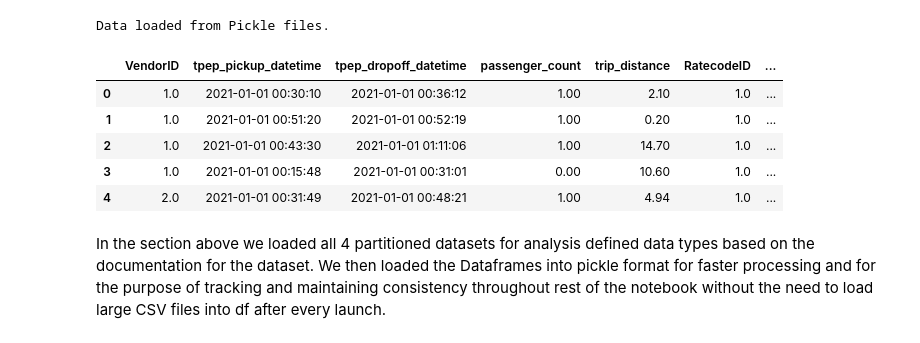
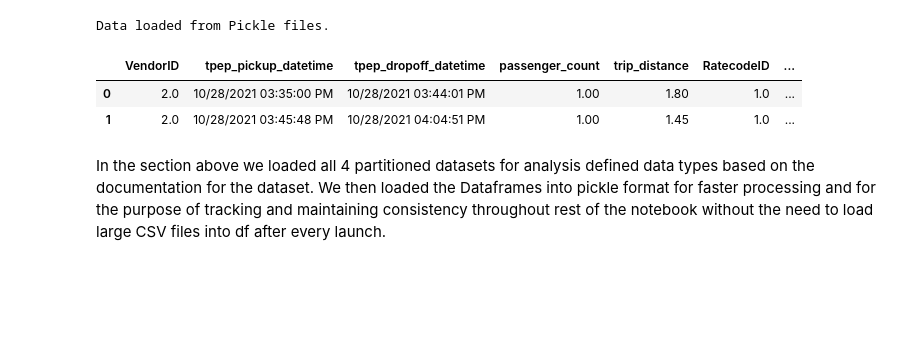
Before and after one commit to doli99/Advanced_Data_Analytics_Advanced_Programming_UNIL_MsCM_BA_Mariam_Dolidze_2024, a Jupyter notebook: Data_Preparation.ipynb, the cells around one changed output. Cells and saved outputs as stored; diff of their text form; code cells hidden in the pictures; blank space fills up the shorter version.

```diff
--- a/Data_Preparation.ipynb
+++ b/Data_Preparation.ipynb
@@ -85,13 +99,10 @@ except FileNotFoundError:
 # %% [output]
 Data loaded from Pickle files.
 # %%
-df1.head(5)
+df4.head(2)
 # %% [output]
 |  | VendorID | tpep_pickup_datetime | tpep_dropoff_datetime | passenger_count | trip_distance | RatecodeID | ... |
-| 0 | 1.0 | 2021-01-01 00:30:10 | 2021-01-01 00:36:12 | 1.00 | 2.10 | 1.0 | ... |
-| 1 | 1.0 | 2021-01-01 00:51:20 | 2021-01-01 00:52:19 | 1.00 | 0.20 | 1.0 | ... |
-| 2 | 1.0 | 2021-01-01 00:43:30 | 2021-01-01 01:11:06 | 1.00 | 14.70 | 1.0 | ... |
-| 3 | 1.0 | 2021-01-01 00:15:48 | 2021-01-01 00:31:01 | 0.00 | 10.60 | 1.0 | ... |
-| 4 | 2.0 | 2021-01-01 00:31:49 | 2021-01-01 00:48:21 | 1.00 | 4.94 | 1.0 | ... |
+| 0 | 2.0 | 10/28/2021 03:35:00 PM | 10/28/2021 03:44:01 PM | 1.00 | 1.80 | 1.0 | ... |
+| 1 | 2.0 | 10/28/2021 03:45:48 PM | 10/28/2021 04:04:51 PM | 1.00 | 1.45 | 1.0 | ... |
 # %% [markdown]
 In the section above we loaded all 4 partitioned datasets for analysis defined data types based on the documentation for the dataset. We then loaded the Dataframes into pickle format for faster processing and for the purpose of tracking and maintaining consistency throughout rest of the notebook without the need to load large CSV files into df after every launch.
```
Also changed, not shown: parts of 38 cells of this notebook.
